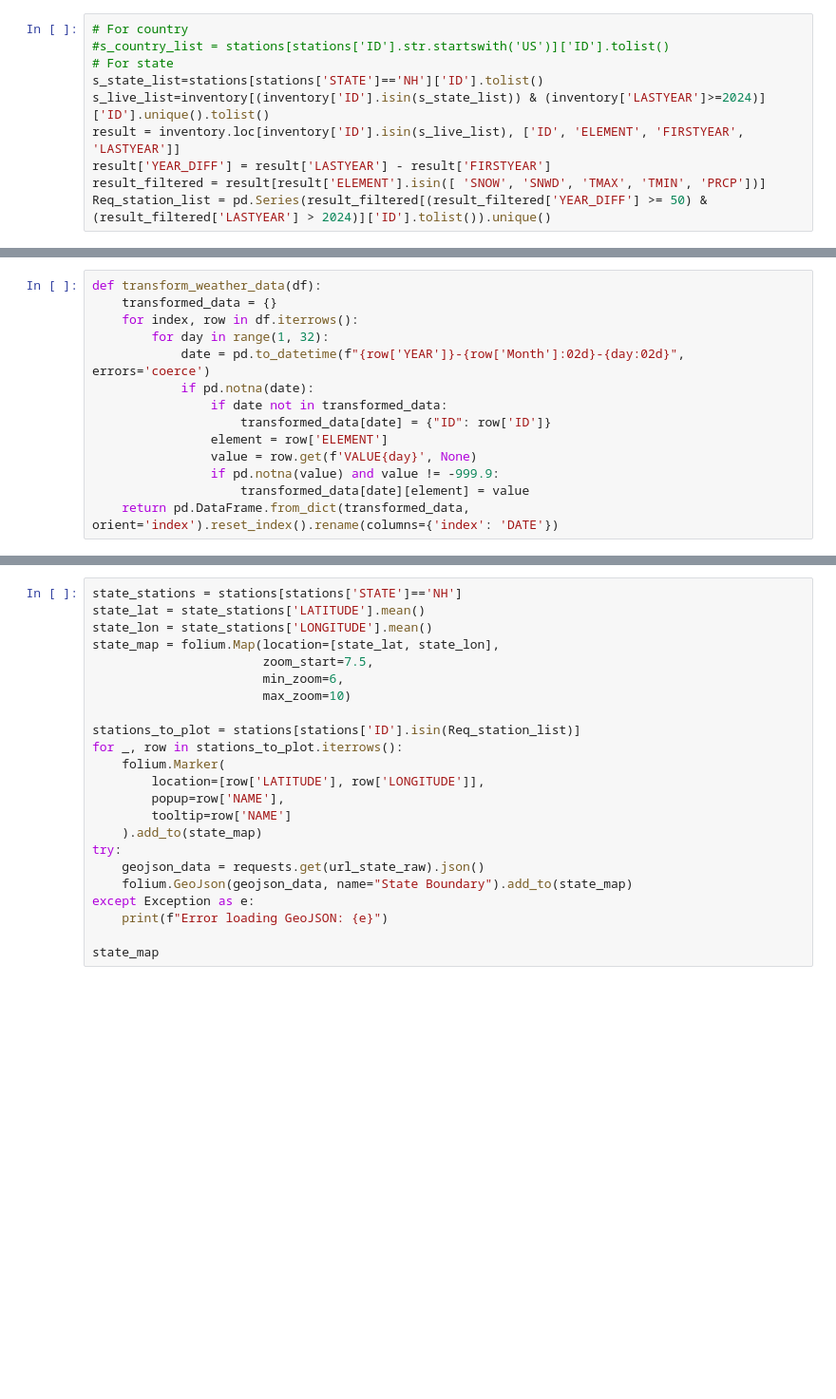
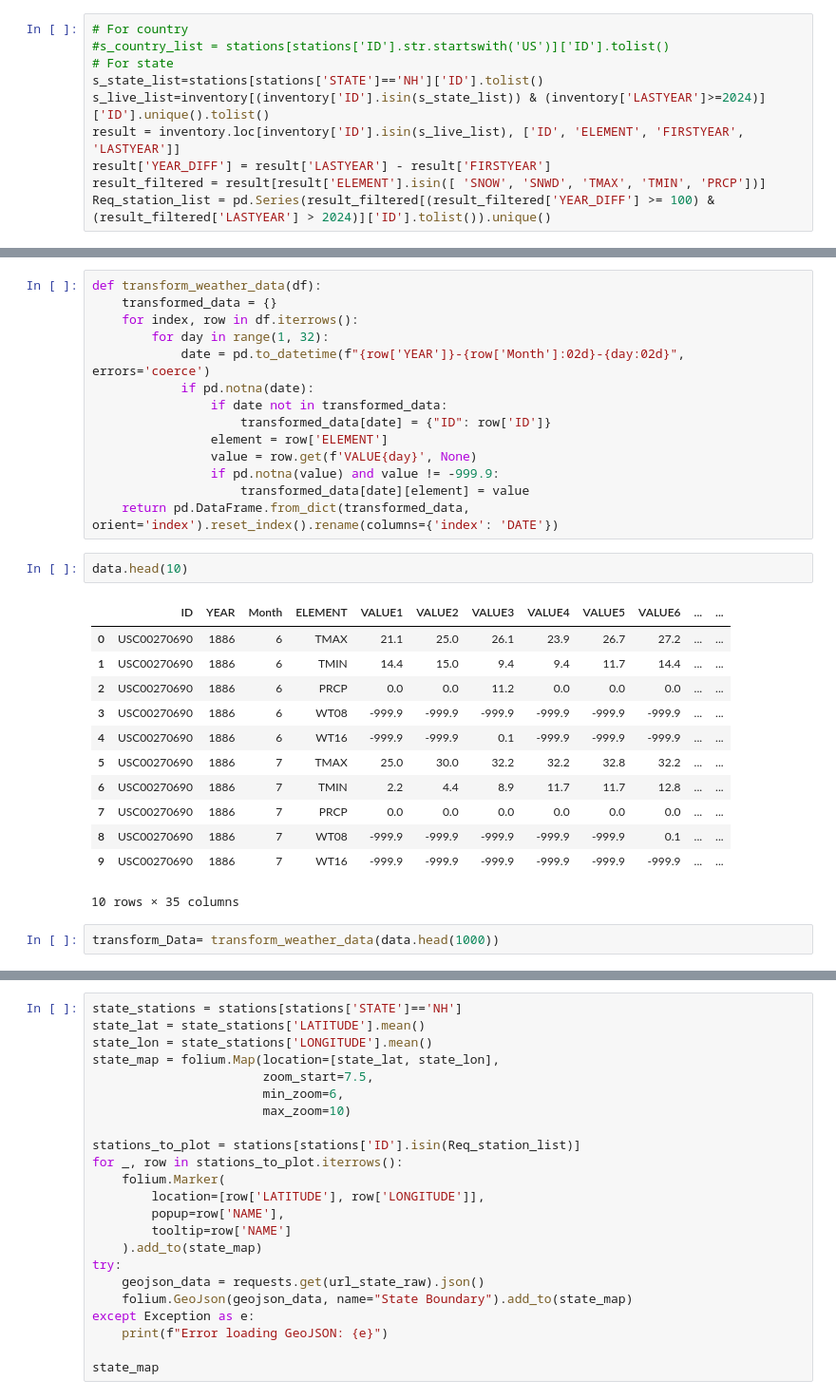
Before and after one commit to loki-k4/BlizzardX, a Jupyter notebook: project.ipynb, the cells around one changed output, grey strips where cells are left out. Shown at 95% size. Drawn from its saved outputs; the diff is of its cells as text; blank space fills up the shorter version.

```diff
--- a/project.ipynb
+++ b/project.ipynb
@@ -141,7 +142,7 @@ s_live_list=inventory[(inventory['ID'].isin(s_state_list)) & (inventory['LASTYEA
 result = inventory.loc[inventory['ID'].isin(s_live_list), ['ID', 'ELEMENT', 'FIRSTYEAR', 'LASTYEAR']]
 result['YEAR_DIFF'] = result['LASTYEAR'] - result['FIRSTYEAR']
 result_filtered = result[result['ELEMENT'].isin([ 'SNOW', 'SNWD', 'TMAX', 'TMIN', 'PRCP'])]
-Req_station_list = pd.Series(result_filtered[(result_filtered['YEAR_DIFF'] >= 50) & (result_filtered['LASTYEAR'] > 2024)]['ID'].tolist()).unique()
+Req_station_list = pd.Series(result_filtered[(result_filtered['YEAR_DIFF'] >= 100) & (result_filtered['LASTYEAR'] > 2024)]['ID'].tolist()).unique()
 # %%
 data= fetch_and_save_to_dataframe(Req_station_list)
 # %%
@@ -161,3 +162,20 @@ def transform_weather_data(df):
                 if pd.notna(value) and value != -999.9:
                     transformed_data[date][element] = value
     return pd.DataFrame.from_dict(transformed_data, orient='index').reset_index().rename(columns={'index': 'DATE'})
+# %%
+data.head(10)
+# %% [output]
+|  | ID | YEAR | Month | ELEMENT | VALUE1 | VALUE2 | VALUE3 | VALUE4 | VALUE5 | VALUE6 | ... | ... |
+| 0 | USC00270690 | 1886 | 6 | TMAX | 21.1 | 25.0 | 26.1 | 23.9 | 26.7 | 27.2 | ... | ... |
+| 1 | USC00270690 | 1886 | 6 | TMIN | 14.4 | 15.0 | 9.4 | 9.4 | 11.7 | 14.4 | ... | ... |
+| 2 | USC00270690 | 1886 | 6 | PRCP | 0.0 | 0.0 | 11.2 | 0.0 | 0.0 | 0.0 | ... | ... |
+| 3 | USC00270690 | 1886 | 6 | WT08 | -999.9 | -999.9 | -999.9 | -999.9 | -999.9 | -999.9 | ... | ... |
+| 4 | USC00270690 | 1886 | 6 | WT16 | -999.9 | -999.9 | 0.1 | -999.9 | -999.9 | -999.9 | ... | ... |
+| 5 | USC00270690 | 1886 | 7 | TMAX | 25.0 | 30.0 | 32.2 | 32.2 | 32.8 | 32.2 | ... | ... |
+| 6 | USC00270690 | 1886 | 7 | TMIN | 2.2 | 4.4 | 8.9 | 11.7 | 11.7 | 12.8 | ... | ... |
+| 7 | USC00270690 | 1886 | 7 | PRCP | 0.0 | 0.0 | 0.0 | 0.0 | 0.0 | 0.0 | ... | ... |
+| 8 | USC00270690 | 1886 | 7 | WT08 | -999.9 | -999.9 | -999.9 | -999.9 | -999.9 | 0.1 | ... | ... |
+| 9 | USC00270690 | 1886 | 7 | WT16 | -999.9 | -999.9 | -999.9 | -999.9 | -999.9 | -999.9 | ... | ... |
+10 rows × 35 columns
+# %%
+transform_Data= transform_weather_data(data.head(1000))
```
Also changed, not shown: parts of 5 cells of this notebook.
